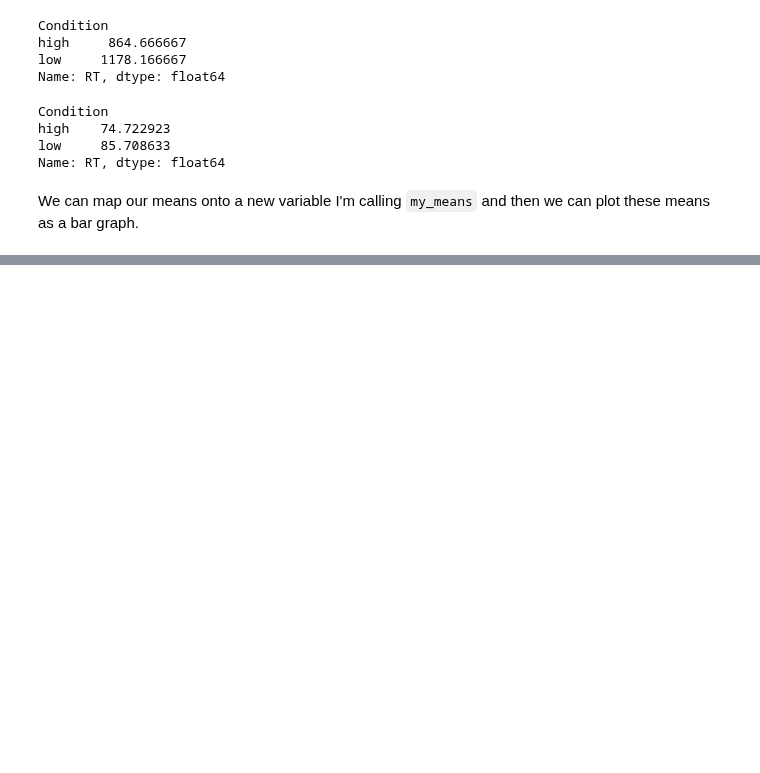
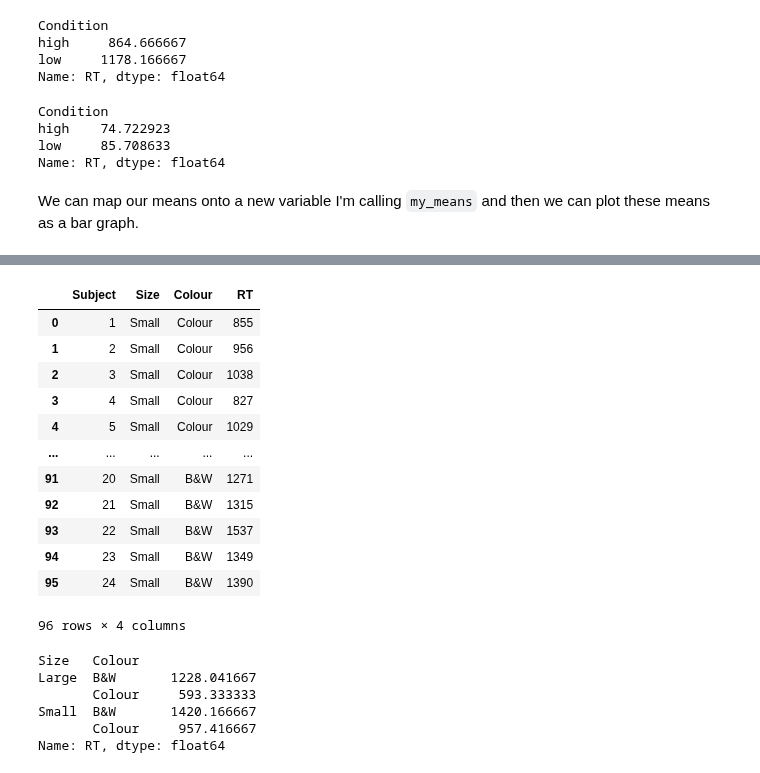
Before and after one commit to ajstewartlang/02_intro_to_python_programming, a Jupyter notebook: pandas.ipynb, the cells around one changed output, grey strips where cells are left out. Drawn from its saved outputs; the diff is of its cells as text; code cells hidden in the pictures; blank space fills up the shorter version.

```diff
--- a/pandas.ipynb
+++ b/pandas.ipynb
@@ -99,0 +204,28 @@ my_means.plot(kind = 'bar')
+# %%
+factorial_anova_data = pd.read_csv("https://raw.githubusercontent.com/ajstewartlang/02_intro_to_python_programming/main/data/ANOVA_data3.csv")
+# %%
+factorial_anova_data
+# %% [output]
+|  | Subject | Size | Colour | RT |
+| 0 | 1 | Small | Colour | 855 |
+| 1 | 2 | Small | Colour | 956 |
+| 2 | 3 | Small | Colour | 1038 |
+| 3 | 4 | Small | Colour | 827 |
+| 4 | 5 | Small | Colour | 1029 |
+| ... | ... | ... | ... | ... |
+| 91 | 20 | Small | B&W | 1271 |
+| 92 | 21 | Small | B&W | 1315 |
+| 93 | 22 | Small | B&W | 1537 |
+| 94 | 23 | Small | B&W | 1349 |
+| 95 | 24 | Small | B&W | 1390 |
+96 rows × 4 columns
+# %%
+grouped = factorial_anova_data.groupby(['Size', 'Colour'])
+grouped.mean()['RT']
+# %% [output]
+Size   Colour
+Large  B&W       1228.041667
+       Colour     593.333333
+Small  B&W       1420.166667
+       Colour     957.416667
+Name: RT, dtype: float64
```
Also changed, not shown: parts of 29 cells of this notebook, 2 other files.
